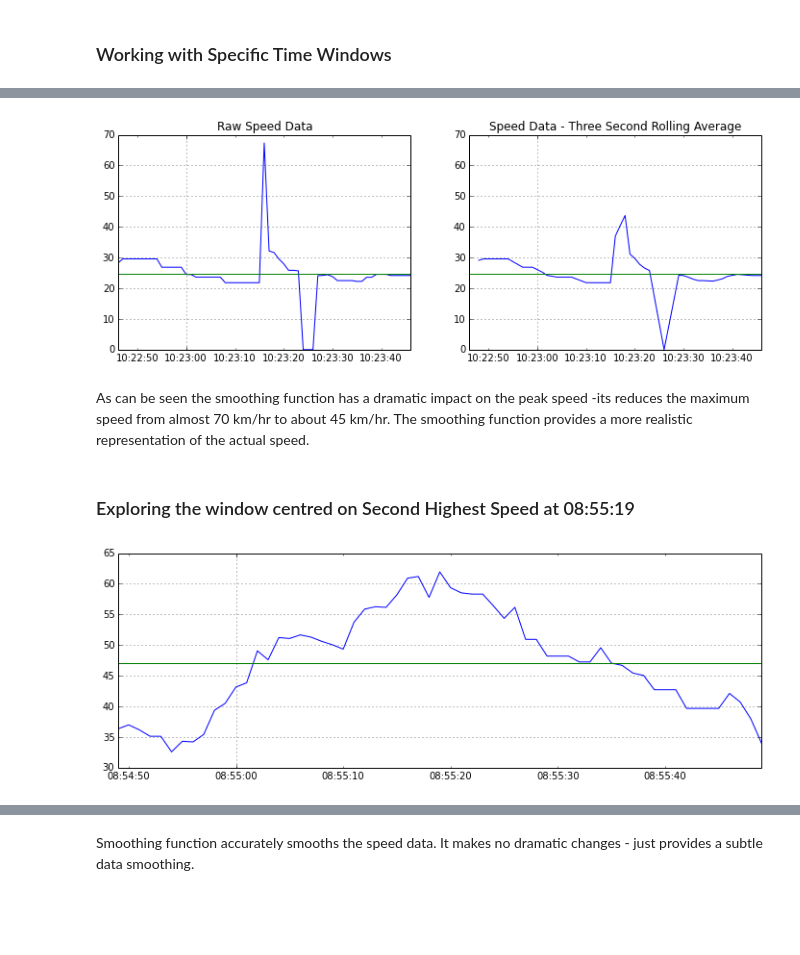
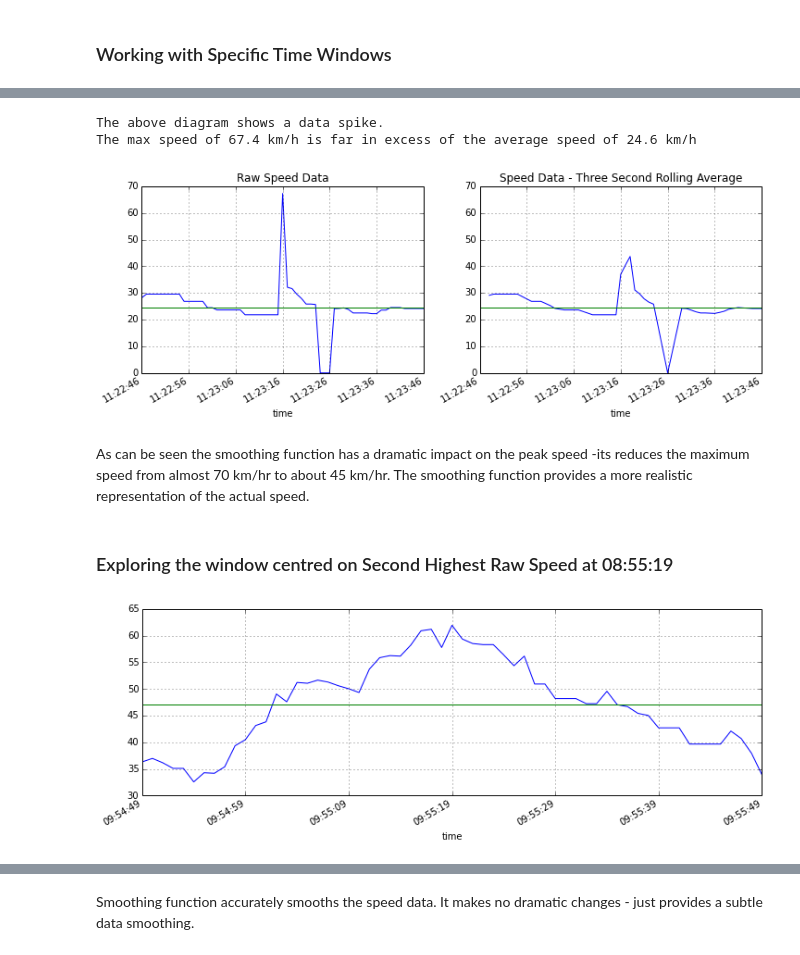
Before and after one commit to patclaffey/docker_jupyter, a Jupyter notebook: notebooks/speed.ipynb, the cells around one changed output, grey strips where cells are left out. Cells and saved outputs as stored; diff of their text form; code cells hidden in the pictures; blank space fills up the shorter version.

```diff
--- a/notebooks/speed.ipynb
+++ b/notebooks/speed.ipynb
@@ -45,0 +44,13 @@ Index(['distance_diff', 'time_diff', 'speed_raw', 'moving', 'breaks'], dtype='ob
+# %%
+# Set timezone of source data in Pandas, because time zone data is missing in CSV file
+# Time Data in CSV file is UTC
+tz_source = 'UTC'
+# Set timezone in our data frame
+df = df.tz_localize( tz_source )
+# %%
+# The activity took place in Dublin, Ireland
+# Local time is not UTC, its 'Europe/Dublin'
+tz_local = timezone('Europe/Dublin')
+# Convert data frame to local Time Zone
+df = df.tz_convert(tz_local  )
+df.head()
@@ -215,8 +132,8 @@ The second highest speed is at 08:55:19 - it is clearly part of a cluster of 3 p
 # index_max_speed2 holds time index for second highest speed
 
 index_max_speed1, index_max_speed2 = \
-            time_series[time_series['speed_raw_ts'] > 60.0].sort(columns = ['speed_raw_ts'],
+            df[ df['speed_raw_ts'] > 60.0].sort(columns = ['speed_raw_ts'],
                         ascending = False).index.tolist()[:2]
 
-print('The time index for the maximum speed is ' + str(index_max_speed1))
-print('The time index for the second highest speed is ' + str(index_max_speed2))
+#print('The time index for the maximum speed is ' + str(index_max_speed1))
+#print('The time index for the second highest speed is ' + str(index_max_speed2))
@@ -253,12 +169,12 @@ def get_window_range(dataframe, center_index, window):
 time_window_seconds = 60
 
 # Find the start and end time indexes for the window
-index_start, index_end = get_window_range(time_series, index_max_speed1, time_window_seconds)
+index_start, index_end = get_window_range(df, index_max_speed1, time_window_seconds)
 
-avg_speed = time_series['speed_raw_ts'][ index_start: index_end ].mean()
-
+avg_speed = df['speed_raw_ts'][ index_start: index_end ].mean()
+max_speed = df['speed_raw_ts'][ index_start: index_end ].max()
 
 plt.figure();
-time_series['speed_raw_ts'][ index_start : index_end  ].plot(figsize=(12,4),)
+df['speed_raw_ts'][ index_start : index_end  ].plot(figsize=(12,4),)
 _ = plt.axhline(avg_speed, color='g')
 # %% [output]
@@ -298,38 +183,45 @@ time_series[ index_start : index_end ][25:35]
+# %%
+print("The above diagram shows a data spike.\n\
+The max speed of {:.1f} km/h is far in excess of the average speed of {:.1f} km/h"\
+     .format( max_speed, avg_speed ))
+# %% [output]
+The above diagram shows a data spike.
+The max speed of 67.4 km/h is far in excess of the average speed of 24.6 km/h
 # %%
 plt.figure()
 plt.subplot(1,2,1)
 plt.ylim( (0,70) )
-time_series['speed_raw_ts'][ index_start : index_end  ].plot(figsize=(12,4),
+df['speed_raw_ts'][ index_start : index_end  ].plot(figsize=(12,4),
                                                             )
 _ = plt.axhline(avg_speed, color='g')
 plt.title('Raw Speed Data')
 plt.subplot(1,2,2)
 plt.title('Speed Data - Three Second Rolling Average')
 plt.ylim( (0,70) )
-_ = pd.rolling_mean( time_series[ index_start : index_end ].speed_raw_ts , 3).plot(
+_ = pd.rolling_mean( df[ index_start : index_end ].speed_raw_ts , 3).plot(
                             figsize=(12,4),
 
                             )
 _ = plt.axhline(avg_speed, color='g')
 # %% [output]
-[figure, old version]
+[figure, new version]
 # %% [markdown]
 As can be seen the smoothing function has a dramatic impact on the peak speed -its reduces the maximum speed from almost 70 km/hr to about 45 km/hr.  The smoothing function provides a more realistic representation of the actual speed.
 # %% [markdown]
-### Exploring the window centred on Second Highest Speed  at 08:55:19
+### Exploring the window centred on Second Highest Raw Speed  at 08:55:19
 # %%
 # Here we define the width of the time window in seconds
 time_window_seconds = 60
 
 # Find the start and end time indexes for the window
-index_start, index_end = get_window_range(time_series, index_max_speed2, time_window_seconds)
+index_start, index_end = get_window_range(df, index_max_speed2, time_window_seconds)
 
-avg_speed = time_series['speed_raw_ts'][ index_start: index_end ].mean()
+avg_speed = df['speed_raw_ts'][ index_start: index_end ].mean()
 
 
 plt.figure();
-time_series['speed_raw_ts'][ index_start : index_end  ].plot(figsize=(12,4),)
+df['speed_raw_ts'][ index_start : index_end  ].plot(figsize=(12,4),)
 _ = plt.axhline(avg_speed, color='g')
 # %% [output]
-[figure, old version]
+[figure, new version]
 # %%
```
Also changed, not shown: parts of 40 cells of this notebook, 8 other files.
